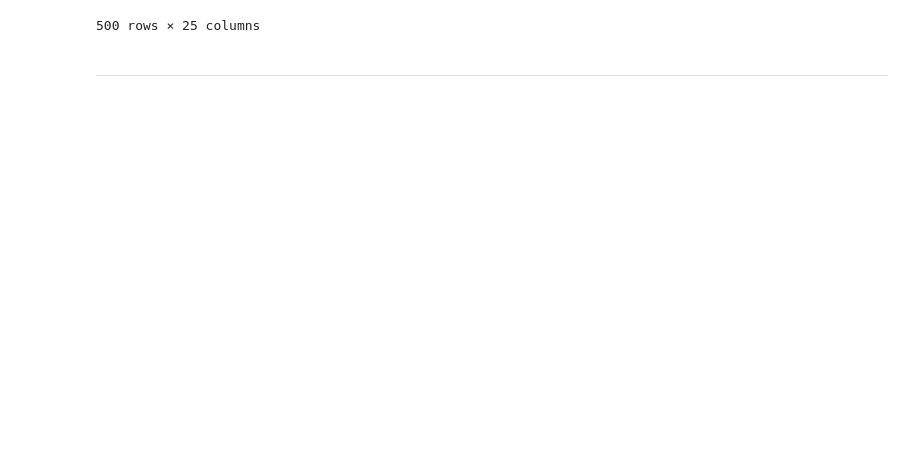
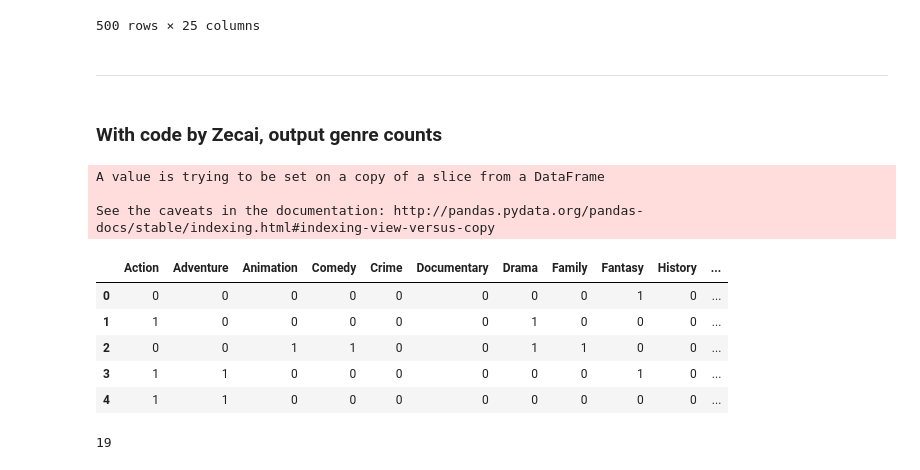
Before and after one commit to liangzecai/CS109b-Movie-Genre-Prediction, a Jupyter notebook: Milestone1/MS1_Downloading TMDb data.ipynb, the cells around one changed output. Saved outputs shown, nothing was run; the diff lists cells and outputs as text; code cells hidden in the pictures; blank space fills up the shorter version.

```diff
--- a/Milestone1/MS1_Downloading TMDb data.ipynb
+++ b/Milestone1/MS1_Downloading TMDb data.ipynb
@@ -137,3 +138,35 @@ df
 df.to_csv('TMDb_data.txt', encoding='utf-8')
 # %% [markdown]
 ---------------
+# %% [markdown]
+### With code by Zecai, output genre counts
+# %%
+top500_TMDB  = pd.read_csv('TMDb_data.txt', encoding='utf-8',  index_col=0)
+# %%
+gr = top500_TMDB .ix[:, 'genres']
+for i in range(len(gr)):
+        # each row in 'genres' column
+    st = gr[i]
+#### -------------------------- for spliting other variables, change here -------------------------
+        # delete the first three character " [u' ", and the last two charactor " '] "
+        # split by " ' u "
+    ls = st[3:-2].split("', u'")
+        # return a list to the 'genres' column
+    gr[i] = ls
+top500_TMDB_genre = pd.DataFrame(gr)["genres"].str.join(sep='*').str.get_dummies(sep='*')
+top500_TMDB_genre.head()
+# %% [output]
+A value is trying to be set on a copy of a slice from a DataFrame
+
+See the caveats in the documentation: http://pandas.pydata.org/pandas-docs/stable/indexing.html#indexing-view-versus-copy
+|  | Action | Adventure | Animation | Comedy | Crime | Documentary | Drama | Family | Fantasy | History | ... |
+| 0 | 0 | 0 | 0 | 0 | 0 | 0 | 0 | 0 | 1 | 0 | ... |
+| 1 | 1 | 0 | 0 | 0 | 0 | 0 | 1 | 0 | 0 | 0 | ... |
+| 2 | 0 | 0 | 1 | 1 | 0 | 0 | 1 | 1 | 0 | 0 | ... |
+| 3 | 1 | 1 | 0 | 0 | 0 | 0 | 0 | 0 | 1 | 0 | ... |
+| 4 | 1 | 1 | 0 | 0 | 0 | 0 | 0 | 0 | 0 | 0 | ... |
+# %%
+## total number of genres
+top500_TMDB_genre.shape[1]
+# %% [output]
+19
```
Also changed, not shown: parts of 4 cells of this notebook, 1 other file.
